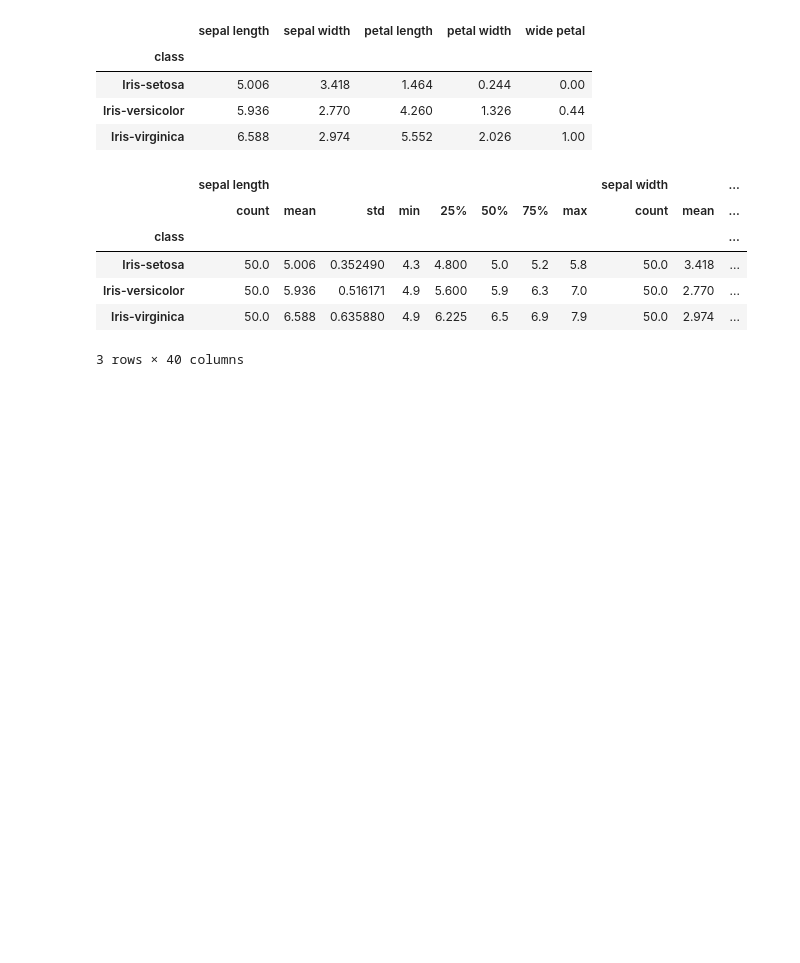
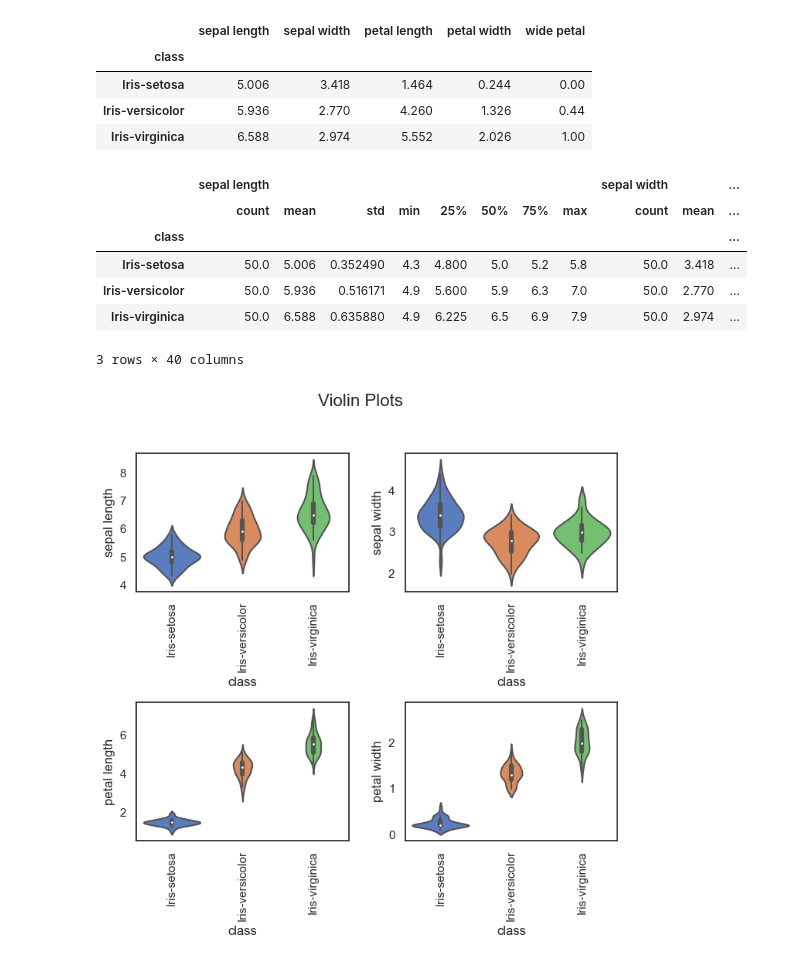
Before and after one commit to qfallen5858/ml, a Jupyter notebook: blueprints/1.ipynb, the cells around one changed output. Saved outputs shown, nothing was run; the diff lists cells and outputs as text; code cells hidden in the pictures; blank space fills up the shorter version.

```diff
--- a/blueprints/1.ipynb
+++ b/blueprints/1.ipynb
@@ -228,0 +226,15 @@ sns.violinplot()
+# %%
+fig,ax = plt.subplots(2, 2, figsize =(7,7))
+sns.set(style = 'white', palette = 'muted')
+sns.violinplot(x = df['class'], y = df['sepal length'], ax=ax[0,0])
+sns.violinplot(x = df['class'], y = df['sepal width'], ax=ax[0,1])
+sns.violinplot(x = df['class'], y = df['petal length'], ax=ax[1,0])
+sns.violinplot(x = df['class'], y = df['petal width'], ax=ax[1,1])
+fig.suptitle('Violin Plots', fontsize = 16, y = 1.03)
+
+for i in ax.flat:
+  plt.setp(i.get_xticklabels(), rotation = 90)
+
+fig.tight_layout()
+# %% [output]
+[figure, added]
```
Also changed, not shown: parts of 5 cells of this notebook, 1 other file.
